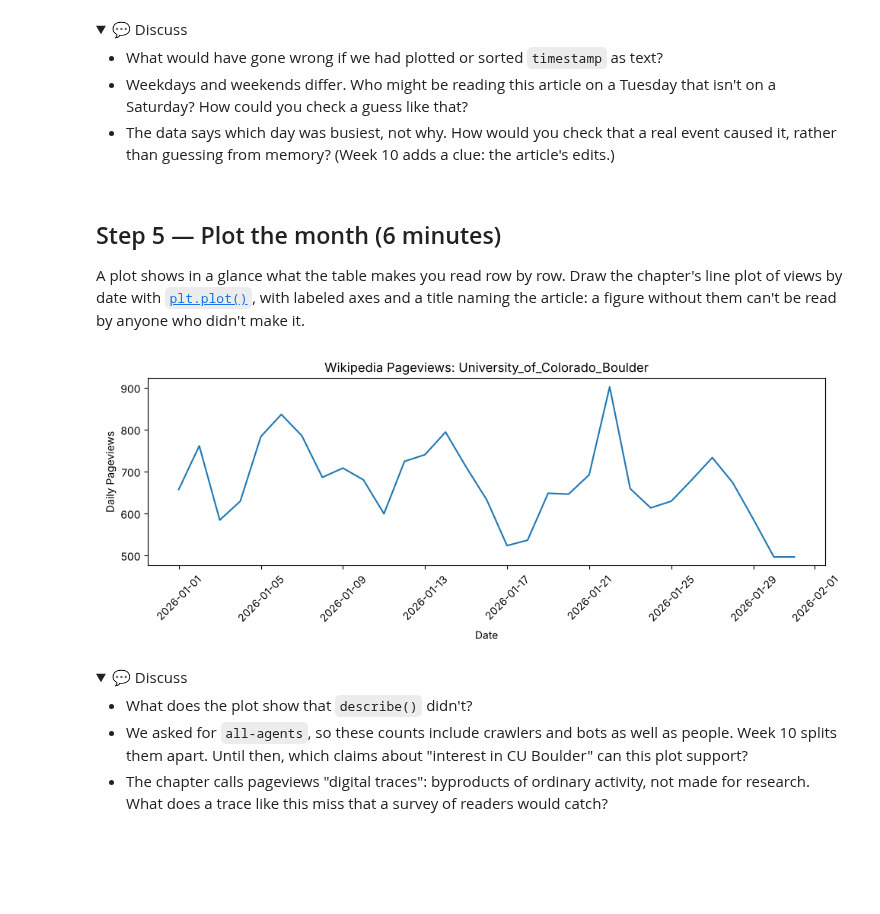
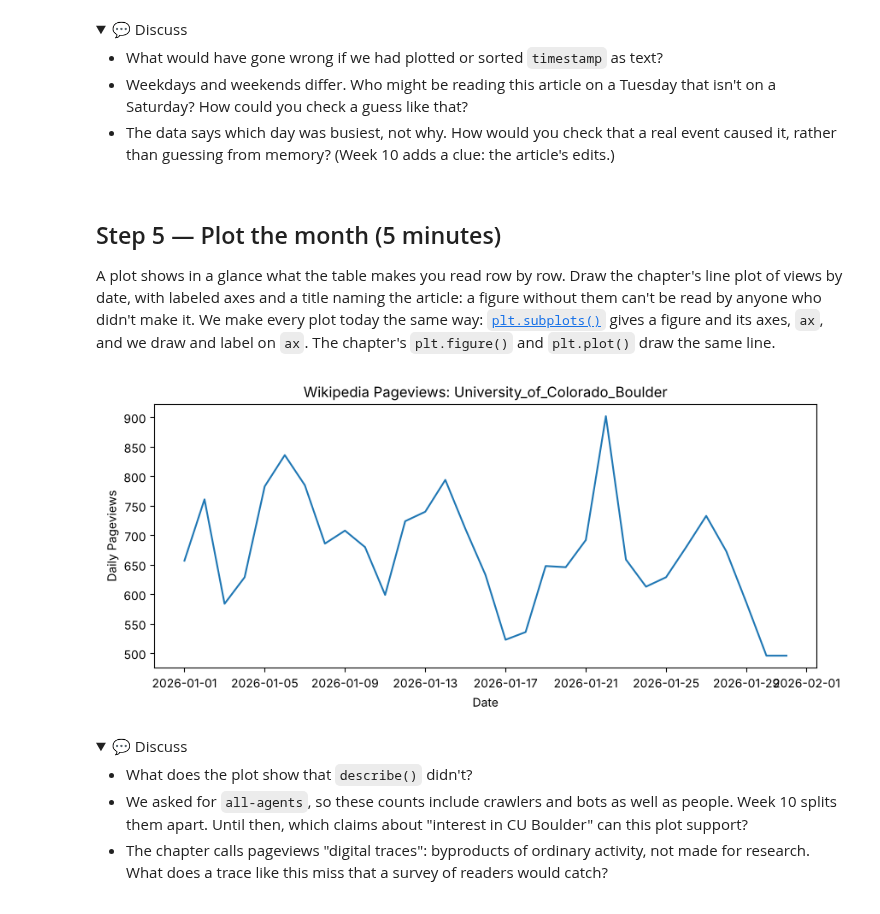
Before and after one commit to cuinfoscience/INFO4617-Fall2026, a Jupyter notebook: labs/week-01/lab-01-key.ipynb, the cells around one changed output. Drawn from its saved outputs; the diff is of its cells as text; code cells hidden in the pictures; folded sections open; blank space fills up the shorter version.

```diff
--- a/labs/week-01/lab-01-key.ipynb
+++ b/labs/week-01/lab-01-key.ipynb
@@ -156,17 +148,14 @@ A web page is written for people; an API answers programs. Wikimedia's [pageview
 # %%
 # Build the chapter's URL: api_url, then /en.wikipedia/all-access/all-agents/{article}/daily/20260101/20260131
-# Request it with headers; print the status code and Content-Type, then call raise_for_status()
-# Parse the body with .json(); print its type, its keys, the number of items, and the first item
+# Request it with headers, and print the Content-Type
+# Parse the body with .json() into data; print its keys, the number of items, and the first item
 api_url = "https://wikimedia.org/api/rest_v1/metrics/pageviews/per-article"
 article = "University_of_Colorado_Boulder"
 url = f"{api_url}/en.wikipedia/all-access/all-agents/{article}/daily/20260101/20260131"
-
-response = requests.get(url, headers=headers, timeout=30)
-print(response.status_code, response.headers["Content-Type"])
-response.raise_for_status()
+response = requests.get(url, headers=headers)
+print(response.headers["Content-Type"])
 
 data = response.json()
-print(type(data))
 print(data.keys())
 print(len(data["items"]))
 print(data["items"][0])
@@ -249,22 +237,20 @@ Name: views, dtype: float64
 
 </details>
 # %% [markdown]
-## Step 5 — Plot the month (6 minutes)
+## Step 5 — Plot the month (5 minutes)
 
-A plot shows in a glance what the table makes you read row by row. Draw the chapter's line plot of views by date with [`plt.plot()`](https://matplotlib.org/stable/api/_as_gen/matplotlib.pyplot.plot.html), with labeled axes and a title naming the article: a figure without them can't be read by anyone who didn't make it.
+A plot shows in a glance what the table makes you read row by row. Draw the chapter's line plot of views by date, with labeled axes and a title naming the article: a figure without them can't be read by anyone who didn't make it. We make every plot today the same way: [`plt.subplots()`](https://matplotlib.org/stable/api/_as_gen/matplotlib.pyplot.subplots.html) gives a figure and its axes, `ax`, and we draw and label on `ax`. The chapter's `plt.figure()` and `plt.plot()` draw the same line.
 # %%
-# Plot views against date (figsize 10 by 4), label the axes "Date" and "Daily Pageviews",
-#   title it with the article, rotate the date labels 45 degrees, and show it
-plt.figure(figsize=(10, 4))
-plt.plot(df["date"], df["views"])
-plt.xlabel("Date")
-plt.ylabel("Daily Pageviews")
-plt.title(f"Wikipedia Pageviews: {article}")
-plt.xticks(rotation=45)
-plt.tight_layout()
+# Make fig and ax with plt.subplots(figsize=(10, 4)), and plot views against date on ax
+# Label the axes "Date" and "Daily Pageviews", title it with the article, and show it
+fig, ax = plt.subplots(figsize=(10, 4))
+ax.plot(df["date"], df["views"])
+ax.set_xlabel("Date")
+ax.set_ylabel("Daily Pageviews")
+ax.set_title(f"Wikipedia Pageviews: {article}")
 plt.show()
 # %% [output]
-[figure, old version]
+[figure, new version]
 # %% [markdown]
 <details>
 <summary>💬 Discuss</summary>
```
Also changed, not shown: parts of 28 cells of this notebook, 2 other files.
